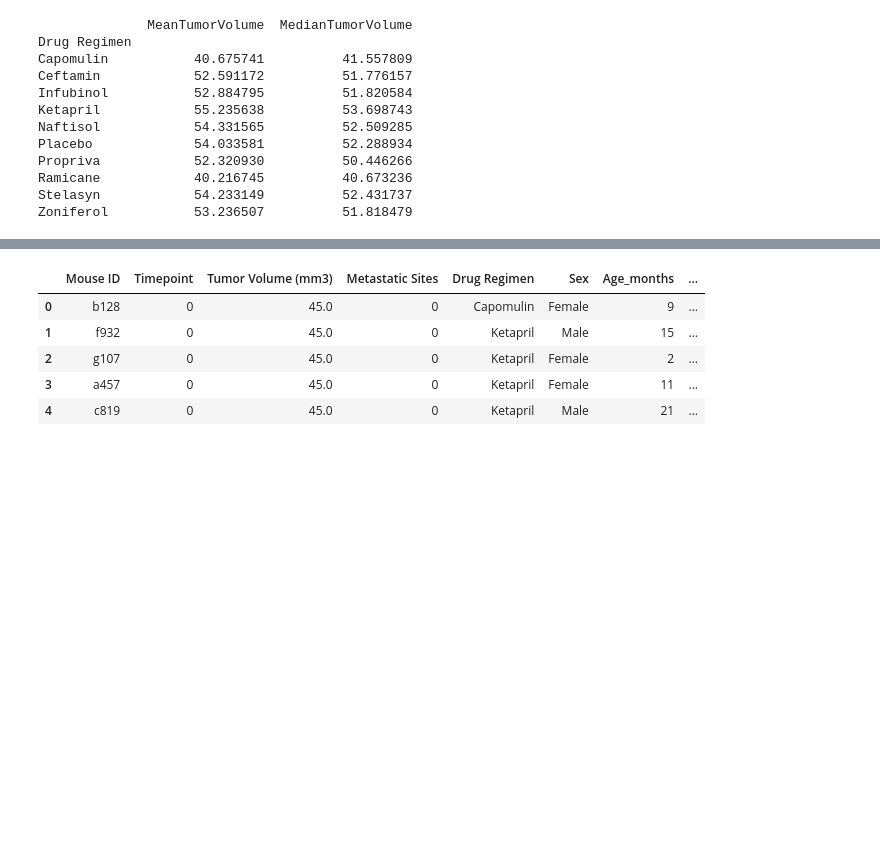
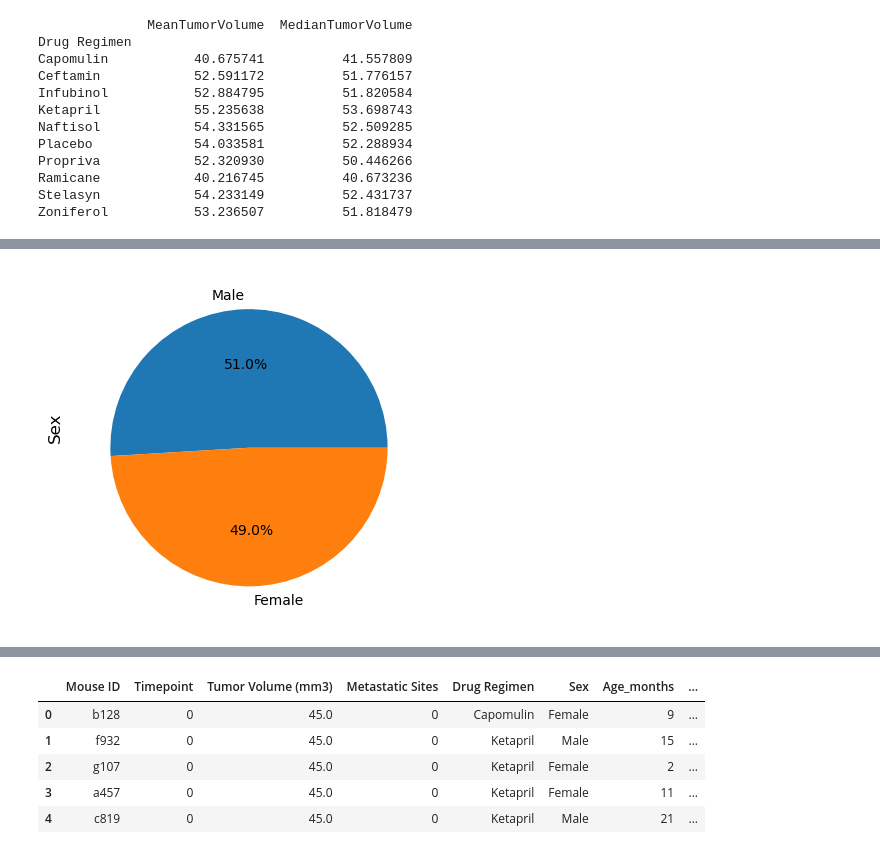
Before and after one commit to MarkOlsonMN/matplotlib-challenge, a Jupyter notebook: Pymaceuticals/Pymaceuticals_Jupyter_Notebook.ipynb, the cells around one changed output, grey strips where cells are left out. Saved outputs shown, nothing was run; the diff lists cells and outputs as text; code cells hidden in the pictures; blank space fills up the shorter version.

```diff
--- a/Pymaceuticals/Pymaceuticals_Jupyter_Notebook.ipynb
+++ b/Pymaceuticals/Pymaceuticals_Jupyter_Notebook.ipynb
@@ -330,0 +399,20 @@ Zoniferol           53.236507          51.818479
+# %%
+
+mouse_sex_counts = clean_df['Sex'].value_counts()
+
+# Create a pie chart using Pandas
+# sex_counts.plot(kind='pie', figsize=(8, 8), autopct='%1.1f%%', startangle=0)
+# pie_chart = sex_counts.plot(kind='pie', figsize=(8, 8), autopct='%1.1f%%', startangle=0)
+# pie_chart.yaxis.set_label_text('')
+#mouse_sex_counts.plot(kind='pie', figsize=(8, 8), autopct='%1.1f%%', startangle=0, ylabel='')
+#mouse_sex_counts.plot(kind='pie', figsize=(4, 4), autopct='%1.1f%%', startangle=0, ylabel='')
+mouse_sex_counts.plot(kind='pie', figsize=(4.5, 4.5), autopct='%1.1f%%', startangle=0, ylabel='')
+
+# Add a title on the left side in a vertical orientation
+#plt.title('Sex', loc='left', rotation='vertical', y=0.5, x=-.02)      # PRETTY NICE
+plt.title('Sex', loc='left', rotation='vertical', y=0.5, x=-.08)
+
+# Show the pie chart
+plt.show()
+# %% [output]
+[figure, added]
```
Also changed, not shown: parts of 19 cells of this notebook.
